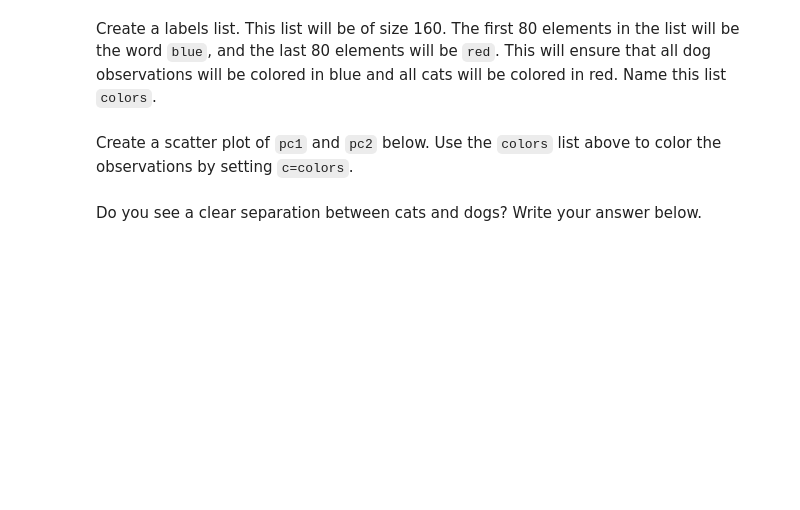
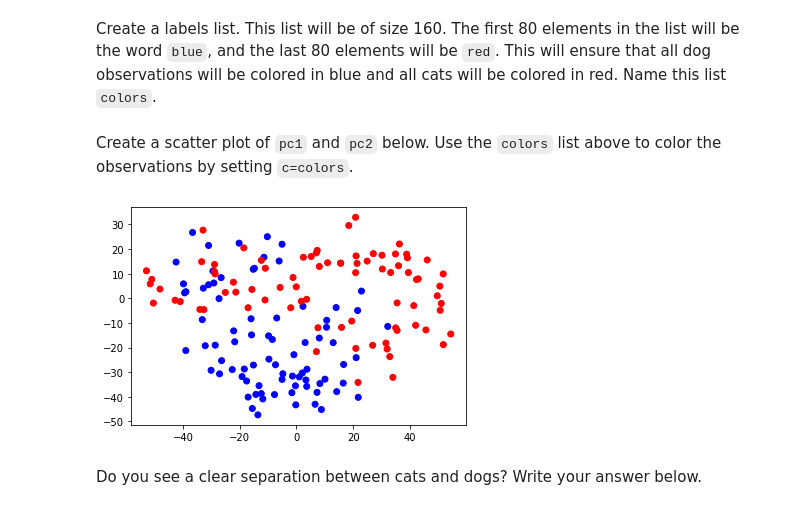
Before and after one commit to marinapm90/data-labs, a Jupyter notebook: module-2/lab-pca/your-code/main.ipynb, the cells around one changed output. Cells and saved outputs as stored; diff of their text form; code cells hidden in the pictures; blank space fills up the shorter version.

```diff
--- a/module-2/lab-pca/your-code/main.ipynb
+++ b/module-2/lab-pca/your-code/main.ipynb
@@ -112,7 +117,7 @@ Load the `PCA` function from `statsmodels` (read about this function [here](http
 # Your code here:
 from statsmodels.multivariate.pca import PCA
 
-dogs_cats_PCA = PCA(dog_cats_standarize)
+dogs_cats_PCA = PCA(dog_cats_standarize,ncomp = 2)
 
 dogs_cats_PCA
 # %% [output]
@@ -146,5 +151,6 @@ Find the dot product of the transposed standardized pet matrix and the `factors`
 import numpy as np
 from sklearn.decomposition import PCA
 
-dogs_cats_transpose.factors.shape
+projection = dogs_cats_transpose.dot(dogs_cats_PCA.factors)
+projection.shape
 # %% [output]
@@ -157,3 +163,9 @@ Now that we have reduced our cats and dogs arrays, we can easily plot the data i
 In the cell below, turn the two dimensional projection into a pandas dataframe and name the columns `pc1`, and `pc2` respectively.
 # %%
 # Your code here:
+
+dog_cats  = pd.DataFrame(projection)
+
+dog_cats.columns=['pc1','pc2']
+
+dog_cats
@@ -164,2 +188,13 @@ Create a labels list. This list will be of size 160. The first 80 elements in th
+# %%
+# Your code here:
+
+colors = []
+
+for item in range(len(dog_cats[:80])):
+    item = 'blue'
+    colors.append(item)
+for x in range(len(dog_cats[80:])):
+    item = 'red'
+    colors.append(item)
 # %% [markdown]
 Create a scatter plot of `pc1` and `pc2` below. Use the `colors` list above to color the observations by setting `c=colors`.
@@ -168,3 +201,10 @@ Create a scatter plot of `pc1` and `pc2` below. Use the `colors` list above to c
+# %%
+# Your code here:
+
+plt.scatter(dog_cats['pc1'],dog_cats['pc2'],c=colors);
+plt.show()
+# %% [output]
+[figure, added]
 # %% [markdown]
 Do you see a clear separation between cats and dogs? Write your answer below.
 # %%
```
Also changed, not shown: parts of 8 cells of this notebook.
